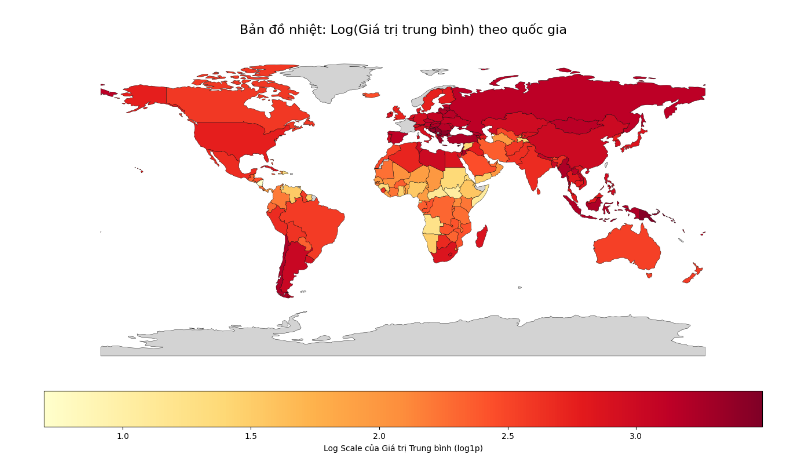
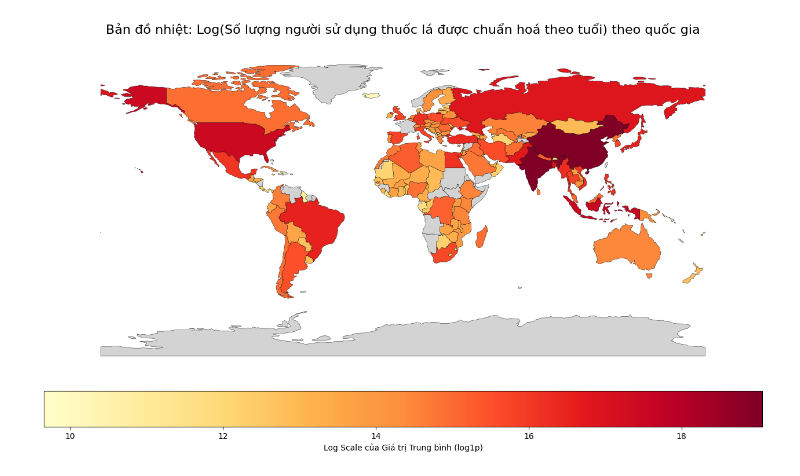
Before and after one commit to baolam/heart-disease-analysis, a Jupyter notebook: semantic_analysis/tobacco/tobacco_visualization.ipynb, the cells around one changed output. Drawn from its saved outputs; the diff is of its cells as text; code cells hidden in the pictures.

Commit message:
modified visualization code

```diff
--- a/semantic_analysis/tobacco/tobacco_visualization.ipynb
+++ b/semantic_analysis/tobacco/tobacco_visualization.ipynb
@@ -101,16 +97,18 @@ plt.show()
 # ==============================
 # 1. KIỂM TRA & CHUẨN HÓA (Đã sửa lỗi Mixed Timezones)
 # ==============================
-df["NumericValue"] = pd.to_numeric(df["NumericValue"], errors="coerce")
+df1 = df[df["IndicatorCode"]=="M_Est_tob_curr_users"]
+
+df1["NumericValue"] = pd.to_numeric(df1["NumericValue"], errors="coerce")
 
 # Thêm utc=True để xử lý các múi giờ khác nhau
-df["Date"] = pd.to_datetime(df["Date"], errors="coerce", utc=True)
+#df["Date"] = pd.to_datetime(df["Date"], errors="coerce", utc=True)
 
 # ==============================
 # 2. GỘP DỮ LIỆU & TÍNH LOG
 # ==============================
 df_grouped = (
-    df.groupby(
+    df1.groupby(
         ["SpatialDim", "ParentLocationCode"],
         as_index=False
     )
@@ -127,7 +125,7 @@ df_grouped["LogMeanValue"] = np.log1p(df_grouped["MeanValue"])
 # ==============================
 # 3. LOAD BẢN ĐỒ & MERGE
 # ==============================
-world = gpd.read_file("D:/FPTU/SP26/ADY201m/semantic analysis/ne_110m_admin_0_countries/ne_110m_admin_0_countries.shp")
+world = gpd.read_file("../../worldmap/ne_110m_admin_0_countries.shp")
 
 gdf = world.merge(
     df_grouped,
@@ -141,32 +139,32 @@ gdf = world.merge(
 # ==============================
 fig, ax = plt.subplots(figsize=(16, 9))
 
 # Sử dụng cột "LogMeanValue" để vẽ màu
 gdf.plot(
     column="LogMeanValue",
     ax=ax,
     legend=True,
     cmap="YlOrRd",
     edgecolor="black",
     linewidth=0.3,
     legend_kwds={
         'label': "Log Scale của Giá trị Trung bình (log1p)",
         'orientation': "horizontal",
         'pad': 0.05
     },
     missing_kwds={
         "color": "lightgrey",
         "label": "No data"
     }
 )
 
 ax.set_title(
-    "Bản đồ nhiệt: Log(Giá trị trung bình) theo quốc gia",
+    "Bản đồ nhiệt: Log(Số lượng người sử dụng thuốc lá được chuẩn hoá theo tuổi) theo quốc gia",
     fontsize=16,
     pad=20
 )
 
 ax.axis("off")
 plt.show()
 # %% [output]
-[figure, old version]
+[figure, new version]
```
Also changed, not shown: parts of 8 cells of this notebook, 3 other files.
